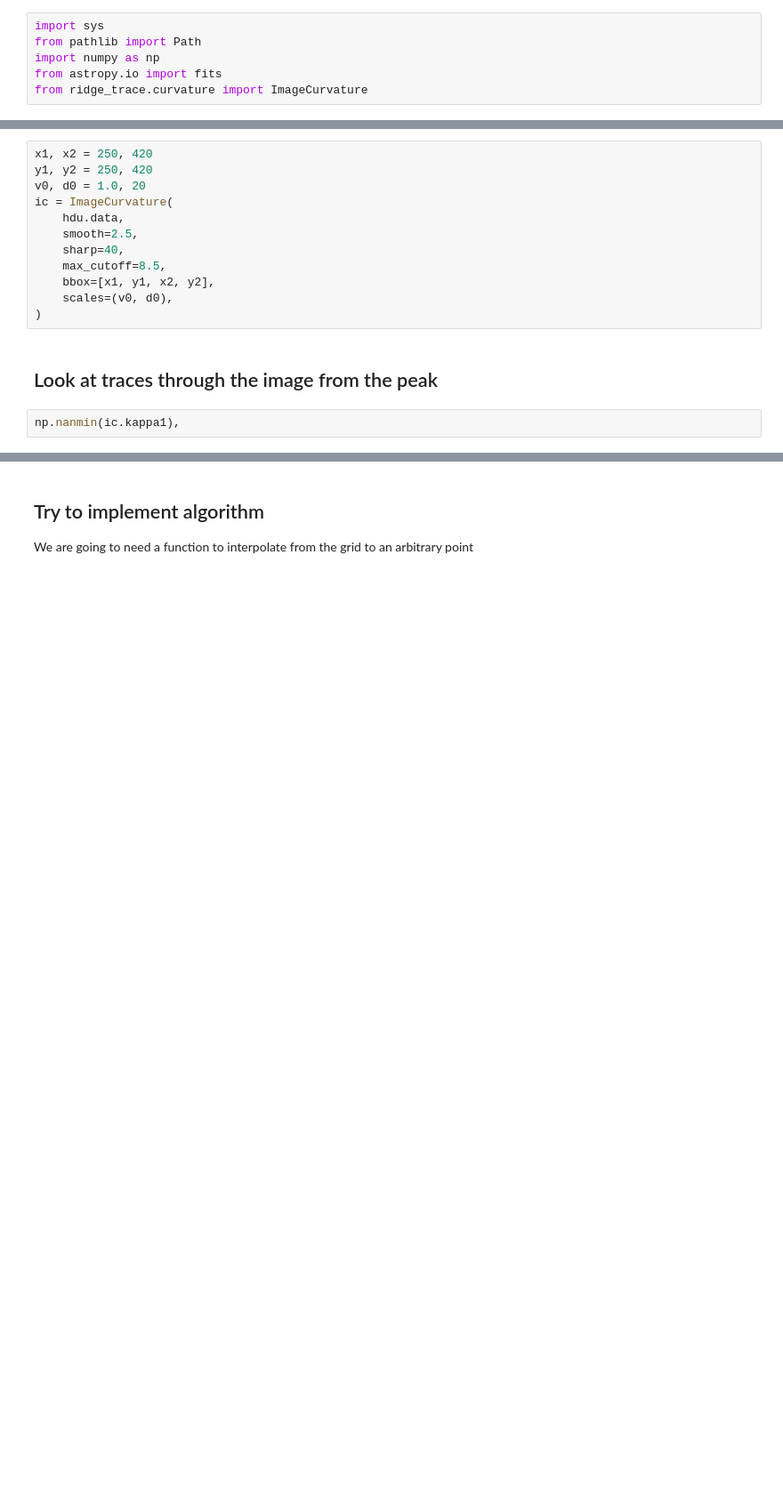
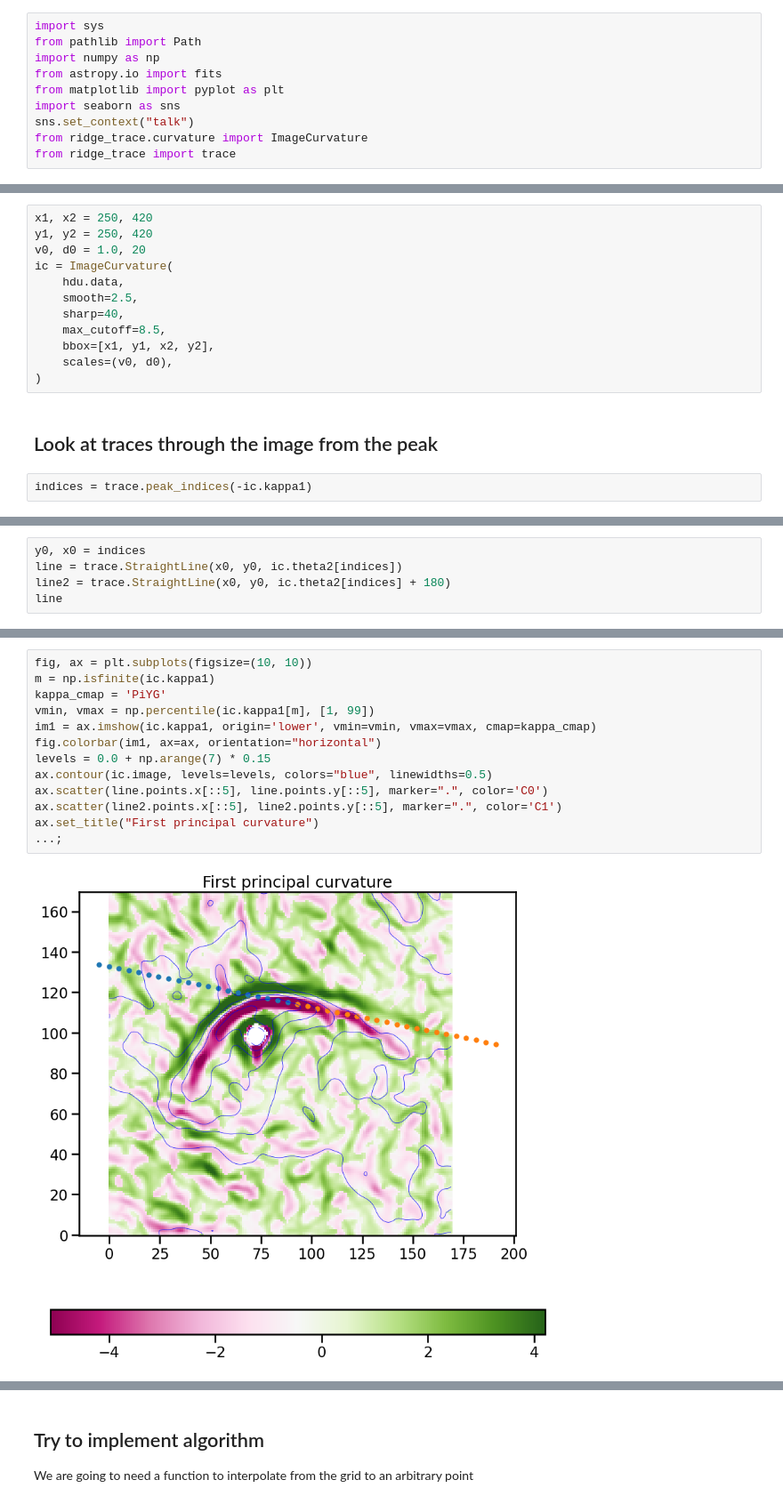
Before and after one commit to div-B-equals-0/ridge-trace, a Jupyter notebook: notebooks/design00.ipynb, the cells around one changed output, grey strips where cells are left out. Shown at 89% size. Drawn from its saved outputs; the diff is of its cells as text; blank space fills up the shorter version.

Commit message:
Traces along straight line from image peak

```diff
--- a/notebooks/design00.ipynb
+++ b/notebooks/design00.ipynb
@@ -15,7 +15,11 @@ import sys
 from pathlib import Path
 import numpy as np
 from astropy.io import fits
+from matplotlib import pyplot as plt
+import seaborn as sns
+sns.set_context("talk")
 from ridge_trace.curvature import ImageCurvature
+from ridge_trace import trace
 # %%
 sys.version_info
 # %% [output]
@@ -44,4 +48,4 @@ ic = ImageCurvature(
 # %% [markdown]
 ## Look at traces through the image from the peak
 # %%
-np.nanmin(ic.kappa1),
+indices = trace.peak_indices(-ic.kappa1)
@@ -49,0 +58,5 @@ np.nanmin(ic.kappa1),
+# %%
+y0, x0 = indices
+line = trace.StraightLine(x0, y0, ic.theta2[indices])
+line2 = trace.StraightLine(x0, y0, ic.theta2[indices] + 180)
+line
@@ -49,0 +65,15 @@ np.nanmin(ic.kappa1),
+# %%
+fig, ax = plt.subplots(figsize=(10, 10))
+m = np.isfinite(ic.kappa1)
+kappa_cmap = 'PiYG'
+vmin, vmax = np.percentile(ic.kappa1[m], [1, 99])
+im1 = ax.imshow(ic.kappa1, origin='lower', vmin=vmin, vmax=vmax, cmap=kappa_cmap)
+fig.colorbar(im1, ax=ax, orientation="horizontal")
+levels = 0.0 + np.arange(7) * 0.15
+ax.contour(ic.image, levels=levels, colors="blue", linewidths=0.5)
+ax.scatter(line.points.x[::5], line.points.y[::5], marker=".", color='C0')
+ax.scatter(line2.points.x[::5], line2.points.y[::5], marker=".", color='C1')
+ax.set_title("First principal curvature")
+...;
+# %% [output]
+[figure, added]
```
Also changed, not shown: parts of 6 cells of this notebook, 2 other files.
